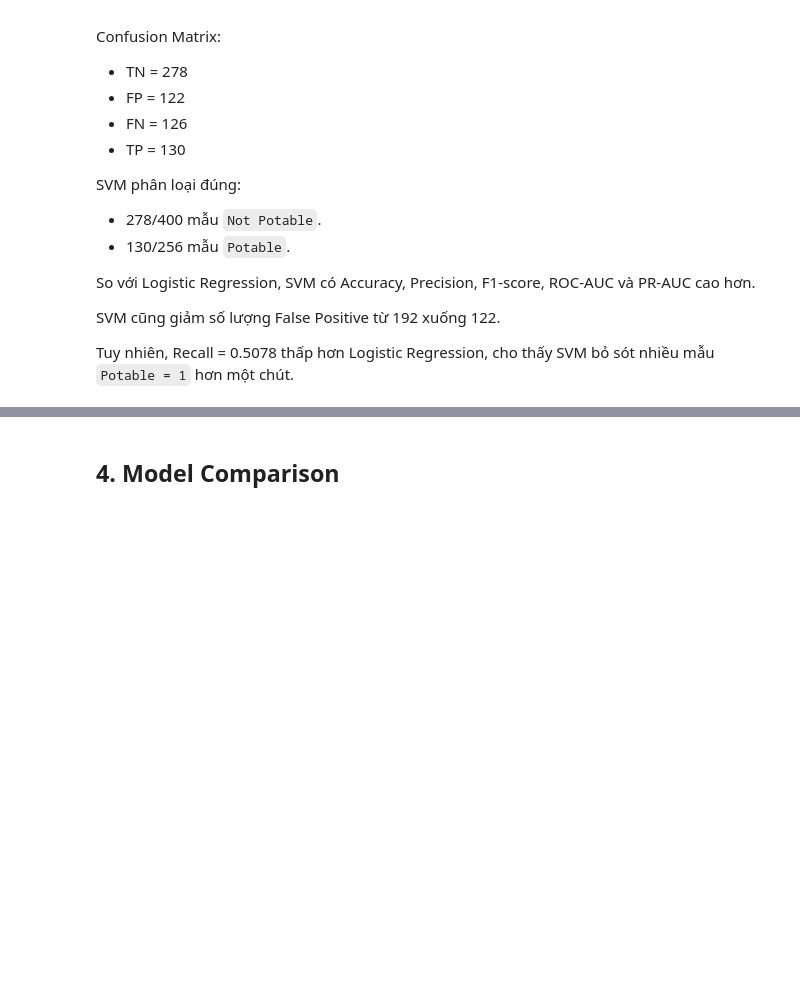
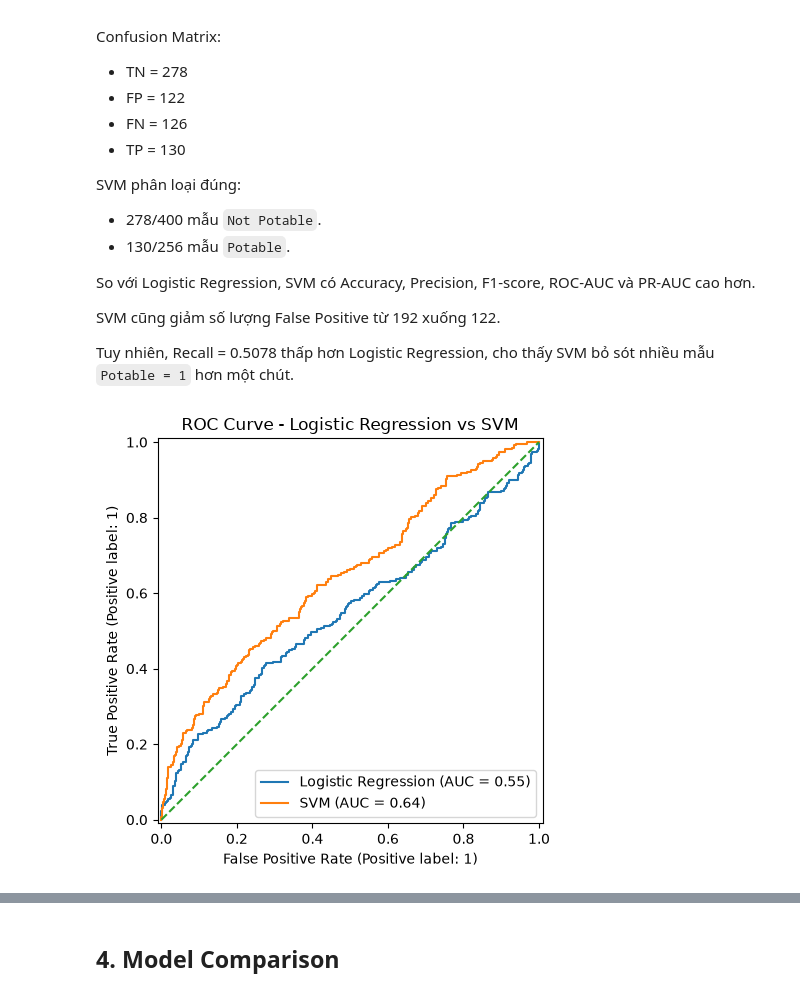
Before and after one commit to hoangthiyen01112005-ux/05_10123080_12523094_PhanLoaiChatLuongNuocUong, a Jupyter notebook: ai-models/colab/04_evaluate.ipynb, the cells around one changed output, grey strips where cells are left out. Cells and saved outputs as stored; diff of their text form; code cells hidden in the pictures; blank space fills up the shorter version.

Commit message:
eval: complete logistic and svm evaluation

```diff
--- a/ai-models/colab/04_evaluate.ipynb
+++ b/ai-models/colab/04_evaluate.ipynb
@@ -613,3 +614,40 @@ SVM cũng giảm số lượng False Positive từ 192 xuống 122.
 
 Tuy nhiên, Recall = 0.5078 thấp hơn Logistic Regression,
 cho thấy SVM bỏ sót nhiều mẫu `Potable = 1` hơn một chút.
+# %%
+# ROC Curve - Logistic Regression vs SVM
+
+RocCurveDisplay.from_predictions(
+    y_test,
+    logistic_y_score,
+    name="Logistic Regression"
+)
+
+RocCurveDisplay.from_predictions(
+    y_test,
+    svm_y_score,
+    name="SVM",
+    ax=plt.gca()
+)
+
+plt.plot(
+    [0, 1],
+    [0, 1],
+    linestyle="--"
+)
+
+plt.title(
+    "ROC Curve - Logistic Regression vs SVM"
+)
+
+plt.tight_layout()
+
+plt.savefig(
+    figures_dir / "roc_curve_logistic_svm.png",
+    dpi=300,
+    bbox_inches="tight"
+)
+
+plt.show()
+# %% [output]
+[figure, added]
```
Also changed, not shown: parts of 4 cells of this notebook, 1 other file.
